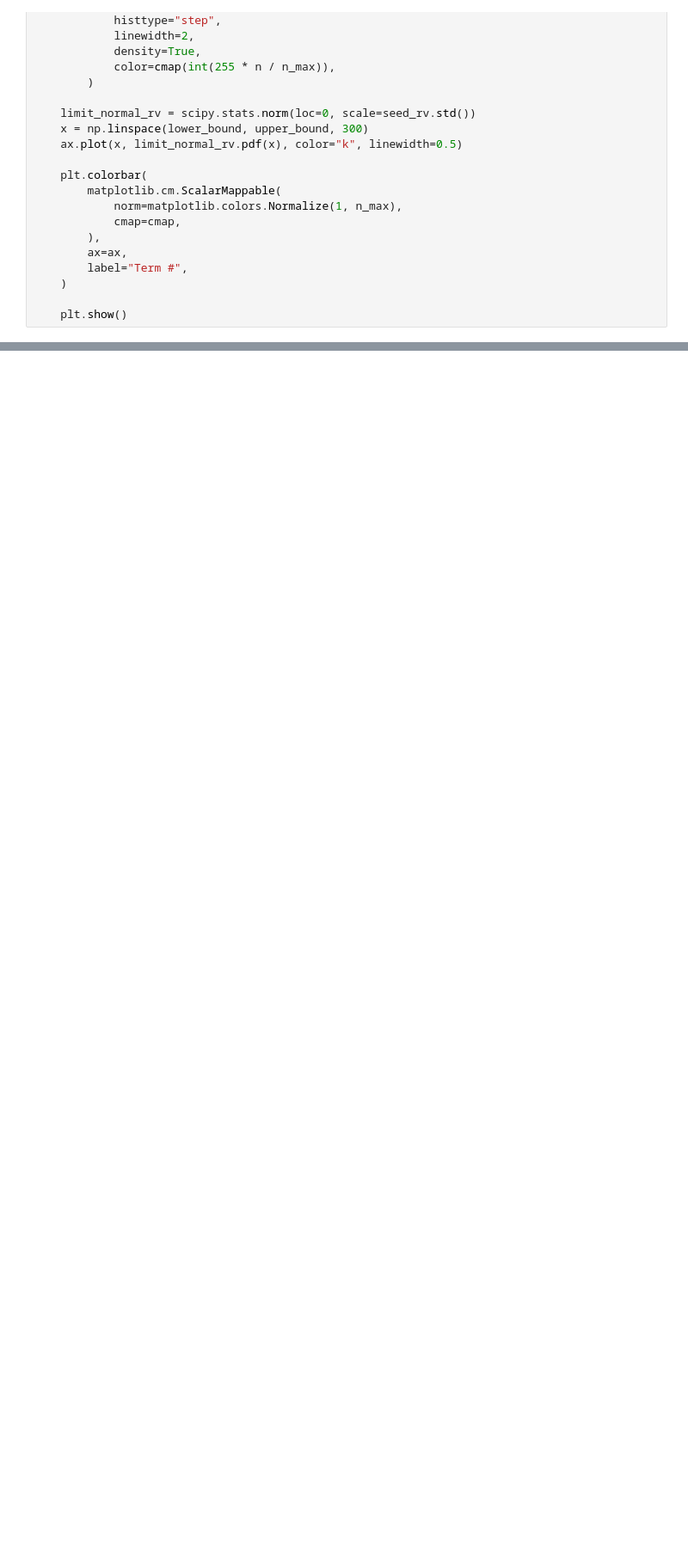
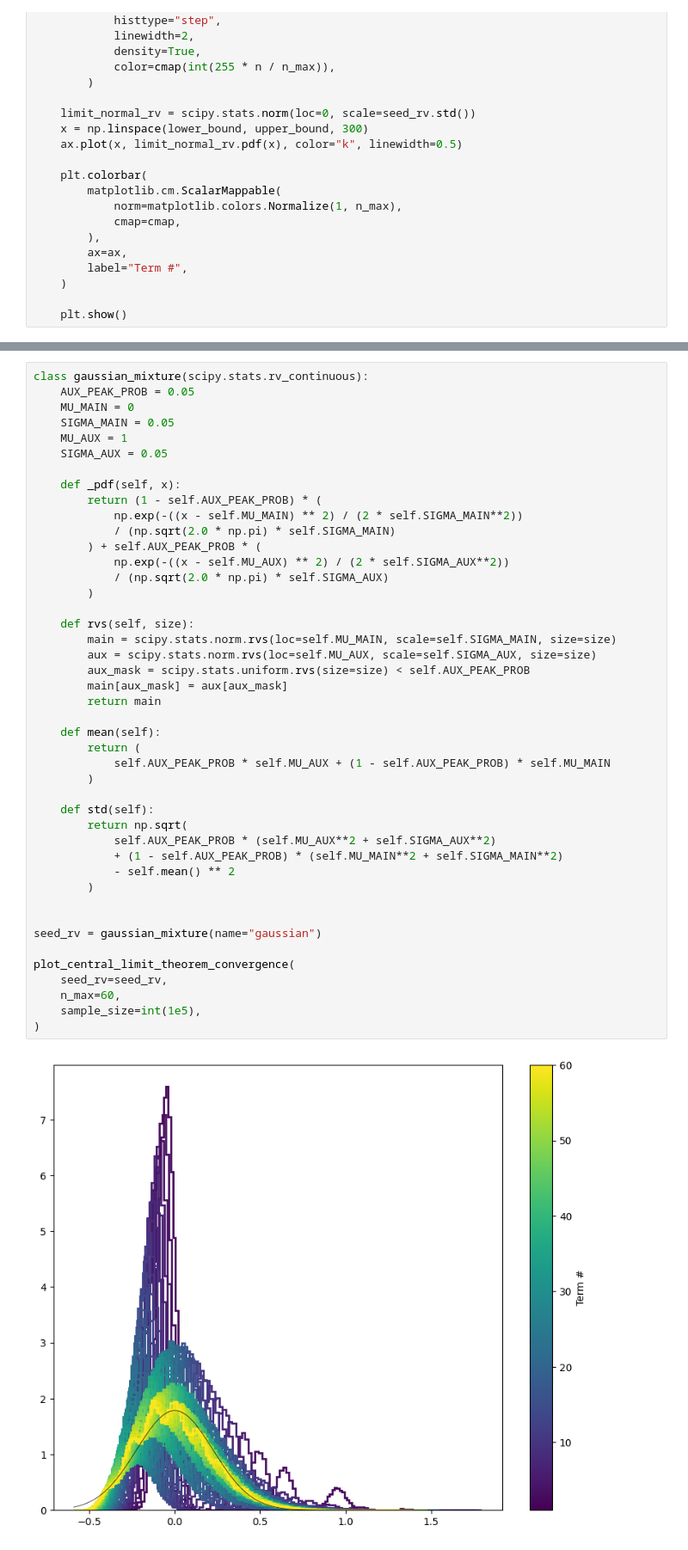
Before and after one commit to nj-vs-vh/gssi-23-24-stats, a Jupyter notebook: lecture3/exercises.ipynb, the cells around one changed output, grey strips where cells are left out. Shown at 86% size. Cells and saved outputs as stored; diff of their text form; blank space fills up the shorter version.

```diff
--- a/lecture3/exercises.ipynb
+++ b/lecture3/exercises.ipynb
@@ -236,0 +249,46 @@ plot_central_limit_theorem_convergence(seed_rv = scipy.stats.arcsine(), n_max=10
+# %%
+class gaussian_mixture(scipy.stats.rv_continuous):
+    AUX_PEAK_PROB = 0.05
+    MU_MAIN = 0
+    SIGMA_MAIN = 0.05
+    MU_AUX = 1
+    SIGMA_AUX = 0.05
+
+    def _pdf(self, x):
+        return (1 - self.AUX_PEAK_PROB) * (
+            np.exp(-((x - self.MU_MAIN) ** 2) / (2 * self.SIGMA_MAIN**2))
+            / (np.sqrt(2.0 * np.pi) * self.SIGMA_MAIN)
+        ) + self.AUX_PEAK_PROB * (
+            np.exp(-((x - self.MU_AUX) ** 2) / (2 * self.SIGMA_AUX**2))
+            / (np.sqrt(2.0 * np.pi) * self.SIGMA_AUX)
+        )
+
+    def rvs(self, size):
+        main = scipy.stats.norm.rvs(loc=self.MU_MAIN, scale=self.SIGMA_MAIN, size=size)
+        aux = scipy.stats.norm.rvs(loc=self.MU_AUX, scale=self.SIGMA_AUX, size=size)
+        aux_mask = scipy.stats.uniform.rvs(size=size) < self.AUX_PEAK_PROB
+        main[aux_mask] = aux[aux_mask]
+        return main
+
+    def mean(self):
+        return (
+            self.AUX_PEAK_PROB * self.MU_AUX + (1 - self.AUX_PEAK_PROB) * self.MU_MAIN
+        )
+
+    def std(self):
+        return np.sqrt(
+            self.AUX_PEAK_PROB * (self.MU_AUX**2 + self.SIGMA_AUX**2)
+            + (1 - self.AUX_PEAK_PROB) * (self.MU_MAIN**2 + self.SIGMA_MAIN**2)
+            - self.mean() ** 2
+        )
+
+
+seed_rv = gaussian_mixture(name="gaussian")
+
+plot_central_limit_theorem_convergence(
+    seed_rv=seed_rv,
+    n_max=60,
+    sample_size=int(1e5),
+)
+# %% [output]
+[figure, added]
```
Also changed, not shown: parts of 6 cells of this notebook, 1 other file.
